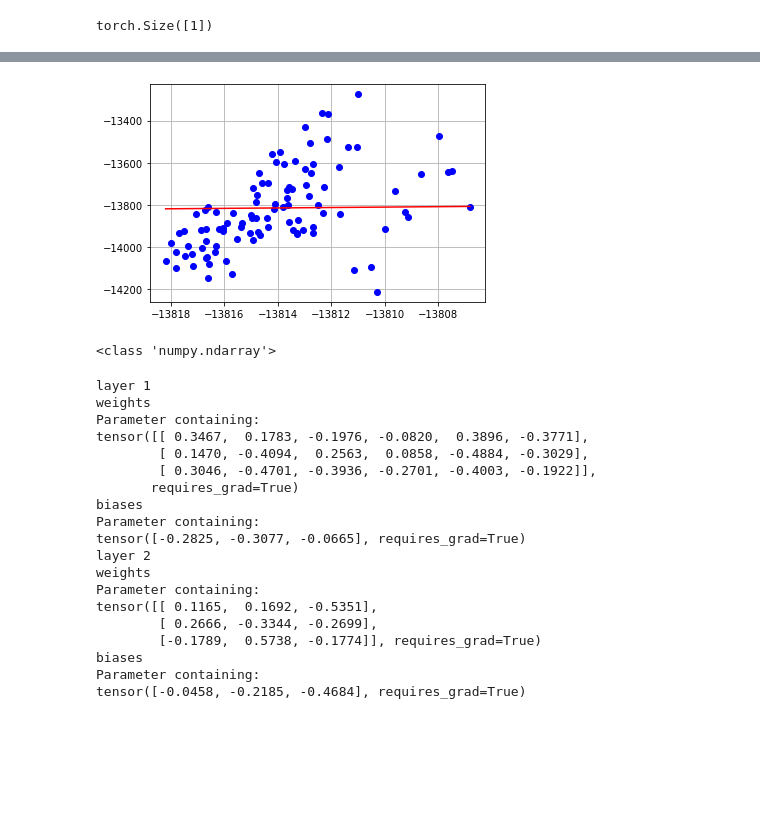
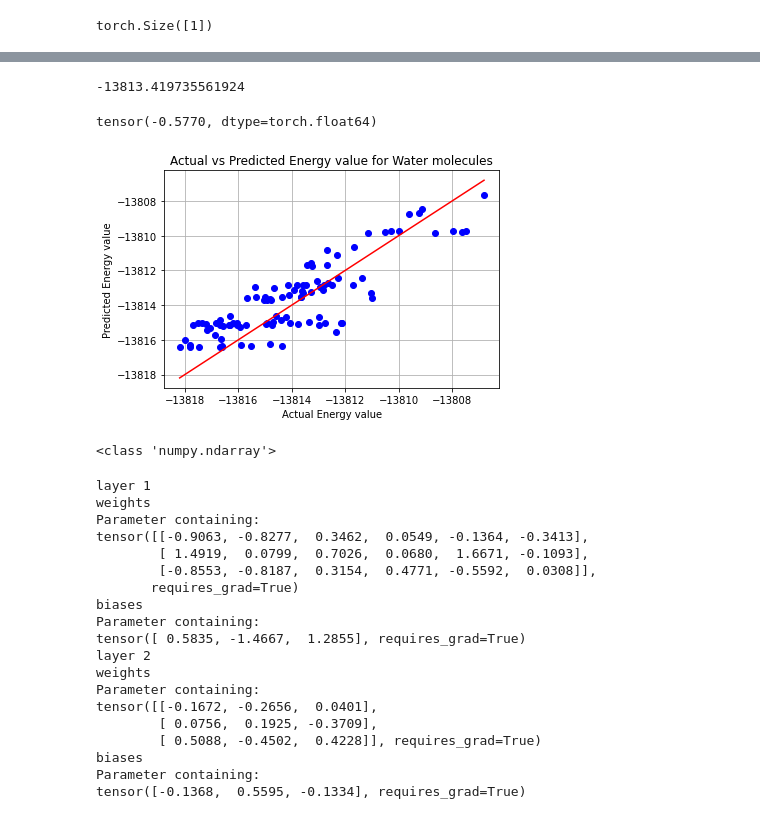
Before and after one commit to KKaroni/Symmetry-in-Machine-learned-Molecular-Force-Fields, a Jupyter notebook: BPNN.ipynb, the cells around one changed output, grey strips where cells are left out. Drawn from its saved outputs; the diff is of its cells as text; code cells hidden in the pictures; blank space fills up the shorter version.

```diff
--- a/BPNN.ipynb
+++ b/BPNN.ipynb
@@ -346,8 +364,8 @@ class Subnets(nn.Module):
 
 
     def forward(self, x,train = True):
-        x = torch.relu(self.fc1(x))           # Apply a tanh activation on fully connected layer 1
-        x = torch.relu(self.fc2(x))
+        x = torch.tanh(self.fc1(x))           # Apply a tanh activation on fully connected layer 1
+        x = torch.tanh(self.fc2(x))
 #         x = torch.relu(self.fc3(x))
 #         x = torch.tanh(self.fc4(x))
 #         x = torch.tanh(self.fc5(x))
@@ -563,7 +581,6 @@ optimizer = optim.Adam(net.parameters(), lr=0.01)
 #torch.optim.LBFGS(net.parameters(), lr=0.001, max_iter=20, max_eval=None, tolerance_grad=1e-07, tolerance_change=1e-09, line_search_fn=None)
 #optimizer = optim.SGD(net.parameters(), lr=0.001, momentum=0.1)
 nepochs = 100
-
 
 train_loss = np.zeros(nepochs)
 test_loss = np.zeros(nepochs)
@@ -579,17 +596,16 @@ for epoch in range(nepochs):  # loop over the dataset multiple times
     for i, data in enumerate(dataloader, 0):
         # get the inputs; data is a list of [inputs, labels]
         inputs, labels = data
-#        inputs = torch.reshape(inputs,(N,number_of_features))   #  hard-coded !!!!!!!!!!!!!!!!!!!!!!!!!!!!!
 
         # zero the parameter gradients
         optimizer.zero_grad()
 
-#         print(np.shape(inputs))
-#         print(inputs)
+        # forward + backward + optimize
+        outputs = torch.zeros(np.shape(inputs)[0])
+        # forward + backward + optimize
+        for j in range(np.shape(inputs)[0]):
+            outputs[j] = net(inputs[j][0],inputs[j][1],inputs[j][2])        #??????????????????????????????????????
 
-        # forward + backward + optimize
-
-        outputs = net(inputs[0][0],inputs[0][1],inputs[0][2])        #??????????????????????????????????????
         loss = criterion(outputs, labels)
         loss.backward()
         optimizer.step()
@@ -599,10 +615,20 @@ for epoch in range(nepochs):  # loop over the dataset multiple times
         epoch_train_loss += loss.item()
 
 
+        net_test_set = torch.zeros(np.shape(test_set)[0])
+        with torch.no_grad():
+            for k in range(np.shape(test_set)[0]):
+                   net_test_set[k] = net(test_set[j][0],test_set[j][1],test_set[j][2])
+            epoch_test_loss += criterion(net_test_set, test_labels).item()
+        if i % 100 == 79:    # print every 200 mini-batches
+            print('[%d, %5d] loss: %.3f' %
+                  (epoch + 1, i + 1, running_loss / 200))
+            running_loss = 0.0
+        counter += 1
 
-        print('[%d, %5d] loss: %.3f' %
-                  (epoch + 1, i + 1, loss))
-        running_loss = 0.0
+    train_loss[epoch] = epoch_train_loss/counter
+    test_loss[epoch] = epoch_test_loss/counter
+    epoch_train_loss = 0.0
 
 print('Finished Training')
 # %% [output]
@@ -674,21 +779,30 @@ torch.Size([900])
+# %%
+print(mean_lab)
+# %% [output]
+-13813.419735561924
 # %%
-#prediction = torch.tensor(prediction)
+prediction = torch.tensor(prediction)
 
-x = np.linspace(min(test_labels), max(test_labels))
-#print(min(torch.cat((test_labels,prediction),0)))
+x = np.linspace(min(test_labels*var_lab+mean_lab), max(test_labels*var_lab+mean_lab))
+print(min(torch.cat((test_labels,prediction),0)))
 y = x
-plt.plot(test_labels,prediction, 'o', color='blue')
+plt.plot(test_labels*var_lab+mean_lab,prediction*var_lab+mean_lab, 'o', color='blue')
 plt.plot(x,y, color='red')
 plt.grid()
 #plt.xlim([min(torch.cat((test_labels,prediction),0)), max(torch.cat((test_labels,prediction),0))])
 #plt.ylim([min(torch.cat((test_labels,prediction),0)), max(torch.cat((test_labels,prediction)))])
 #plt.ylim([-13822,-13800])
 #plt.ticklabel_format(axis="y", style="plain")
 plt.ticklabel_format(useOffset=False, style='plain')
 #plt.tick_params(axis='both',labelsize=14)
+plt.xlabel('Actual Energy value')
+plt.ylabel('Predicted Energy value')
+plt.title('Actual vs Predicted Energy value for Water molecules')
+
 plt.show()
 # %% [output]
+tensor(-0.5770, dtype=torch.float64)
-[figure, old version]
+[figure, new version]
 # %%
 print(type(prediction))
 # %% [output]
@@ -709,19 +823,19 @@ print(net.network1.fc2.bias)
 layer 1
 weights
 Parameter containing:
-tensor([[ 0.3467,  0.1783, -0.1976, -0.0820,  0.3896, -0.3771],
-        [ 0.1470, -0.4094,  0.2563,  0.0858, -0.4884, -0.3029],
-        [ 0.3046, -0.4701, -0.3936, -0.2701, -0.4003, -0.1922]],
+tensor([[-0.9063, -0.8277,  0.3462,  0.0549, -0.1364, -0.3413],
+        [ 1.4919,  0.0799,  0.7026,  0.0680,  1.6671, -0.1093],
+        [-0.8553, -0.8187,  0.3154,  0.4771, -0.5592,  0.0308]],
        requires_grad=True)
 biases
 Parameter containing:
-tensor([-0.2825, -0.3077, -0.0665], requires_grad=True)
+tensor([ 0.5835, -1.4667,  1.2855], requires_grad=True)
 layer 2
 weights
 Parameter containing:
-tensor([[ 0.1165,  0.1692, -0.5351],
-        [ 0.2666, -0.3344, -0.2699],
-        [-0.1789,  0.5738, -0.1774]], requires_grad=True)
+tensor([[-0.1672, -0.2656,  0.0401],
+        [ 0.0756,  0.1925, -0.3709],
+        [ 0.5088, -0.4502,  0.4228]], requires_grad=True)
 biases
 Parameter containing:
-tensor([-0.0458, -0.2185, -0.4684], requires_grad=True)
+tensor([-0.1368,  0.5595, -0.1334], requires_grad=True)
```
Also changed, not shown: parts of 9 cells of this notebook.
